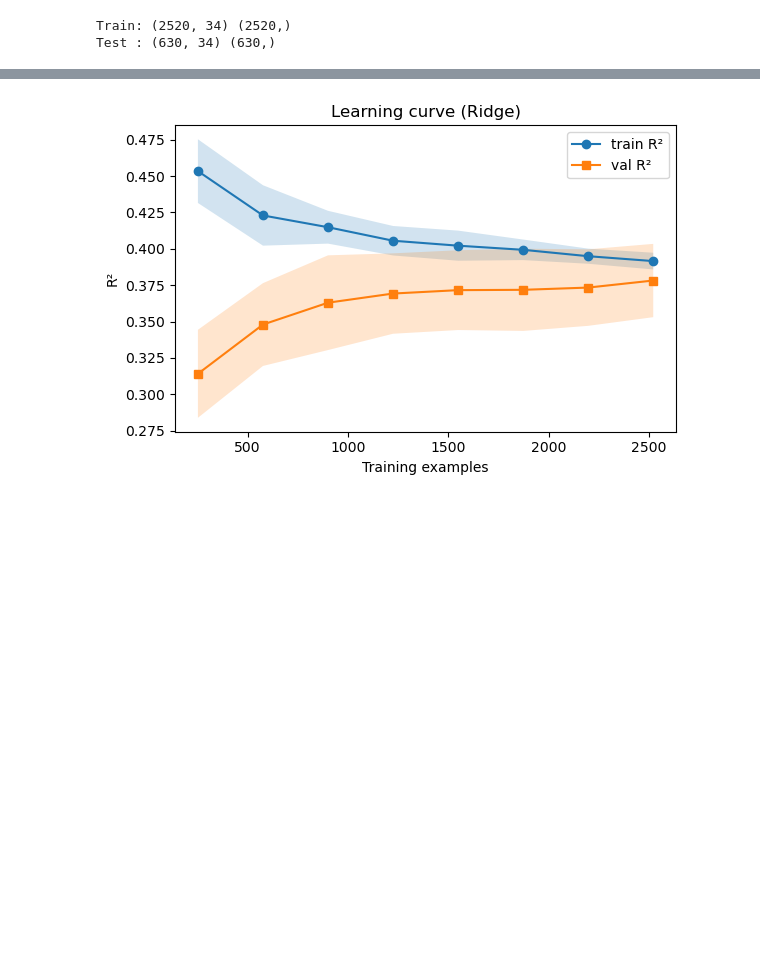
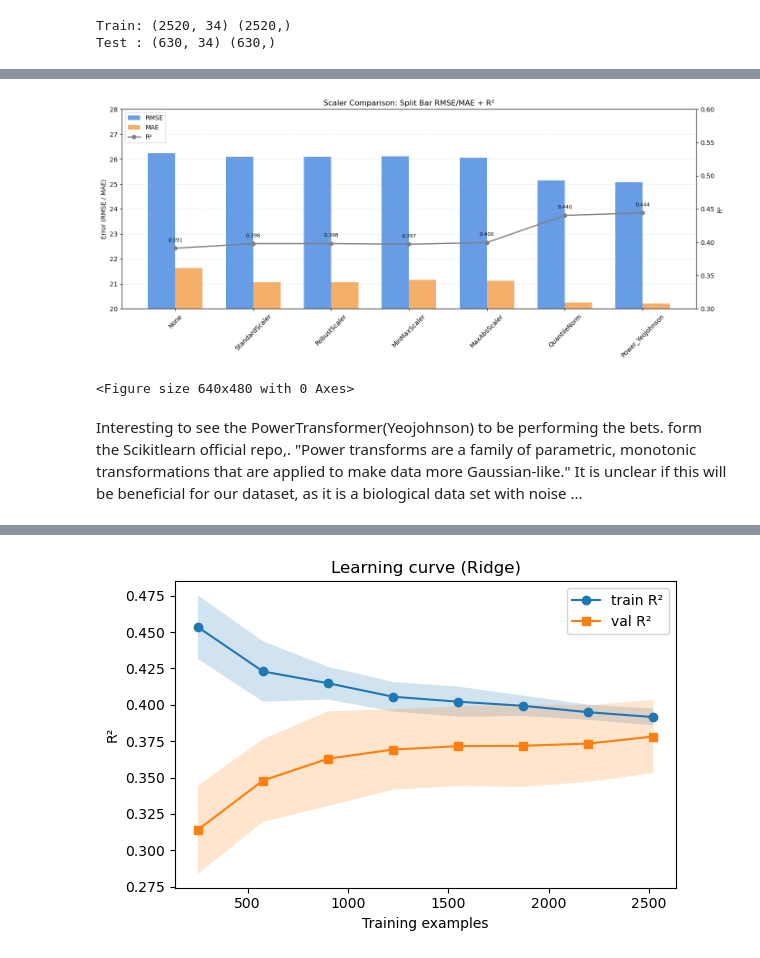
Before and after one commit to JHBH9e8at/My_First_ML_Model-Proteinsolubility_predictor, a Jupyter notebook: FinalReprot.ipynb, the cells around one changed output, grey strips where cells are left out. Cells and saved outputs as stored; diff of their text form; code cells hidden in the pictures; blank space fills up the shorter version.

```diff
--- a/FinalReprot.ipynb
+++ b/FinalReprot.ipynb
@@ -552 +628,73 @@ Ridge (alpha=1.0)
+# %%
+import numpy as np
+import matplotlib.pyplot as plt
+
+scalers = df_results.index.tolist()
+x = np.arange(len(scalers))
+width = 0.35
+
+fig, ax1 = plt.subplots(figsize=(14,6))
+
+# -----------------------------
+# Bar positions (좌우 offset)
+# -----------------------------
+rmse_pos = x - width/2
+mae_pos  = x + width/2
+
+# -----------------------------
+# RMSE bar
+# -----------------------------
+ax1.bar(rmse_pos, df_results["test_RMSE"],
+        width, label="RMSE", color="#4C8BE2", alpha=0.85)
+
+# -----------------------------
+# MAE bar
+# -----------------------------
+ax1.bar(mae_pos, df_results["test_MAE"],
+        width, label="MAE", color="#F5A14E", alpha=0.85)
+
+# -----------------------------
+# R² line (right axis)
+# -----------------------------
+ax2 = ax1.twinx()
+
+ax2.plot(x, df_results["test_R2"],
+         marker="o", color="grey", linewidth=2, label="R²")
+
+# Annotation (수치 표시)
+for xi, yi in zip(x, df_results["test_R2"]):
+    ax2.text(xi, yi + 0.01, f"{yi:.3f}", color="black",
+             fontsize=8, ha="center")
+
+# -----------------------------
+# Axis settings
+# -----------------------------
+ax1.set_ylabel("Error (RMSE / MAE)")
+ax1.set_ylim(20, 28)
+ax1.set_xticks(x)
+ax1.set_xticklabels(scalers, rotation=45)
+
+ax2.set_ylabel("R²")
+ax2.set_ylim(0.3, 0.6)
+
+ax1.grid(axis="y", linestyle="--", alpha=0.3)
+
+plt.title("Scaler Comparison: Split Bar RMSE/MAE + R²")
+
+# -----------------------------
+# Merge legends
+# -----------------------------
+handles1, labels1 = ax1.get_legend_handles_labels()
+handles2, labels2 = ax2.get_legend_handles_labels()
+ax1.legend(handles1 + handles2, labels1 + labels2, loc="upper left")
+
+plt.tight_layout()
+plt.show()
+plt.savefig("Figuredump/ScalerinitialPerformance.png", dpi=300)
+# %% [output]
+[figure, added]
+<Figure size 640x480 with 0 Axes>
+# %% [markdown]
+Interesting to see the PowerTransformer(Yeojohnson) to be performing the bets. form the Scikitlearn official repo,.
+"Power transforms are a family of parametric, monotonic transformations that are applied to make data more Gaussian-like." It is unclear if this will be beneficial for our dataset, as it is a biological data set with noise ...
 # %%
```
Also changed, not shown: parts of 22 cells of this notebook, 34 other files.
